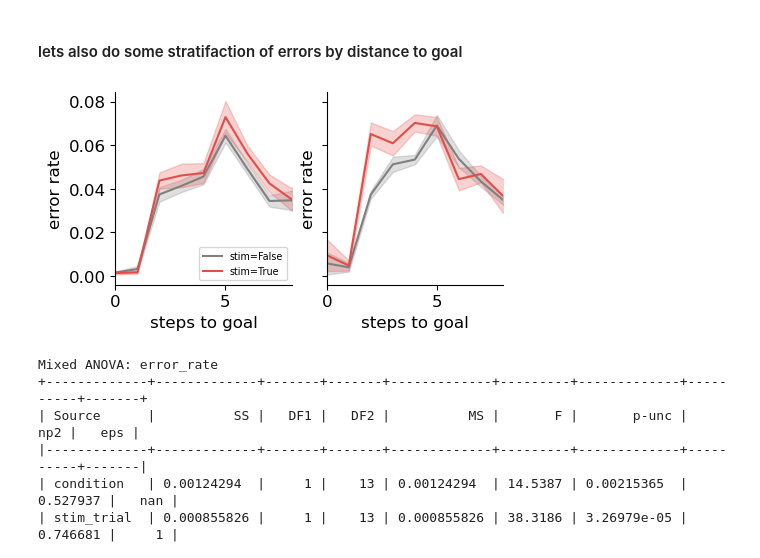
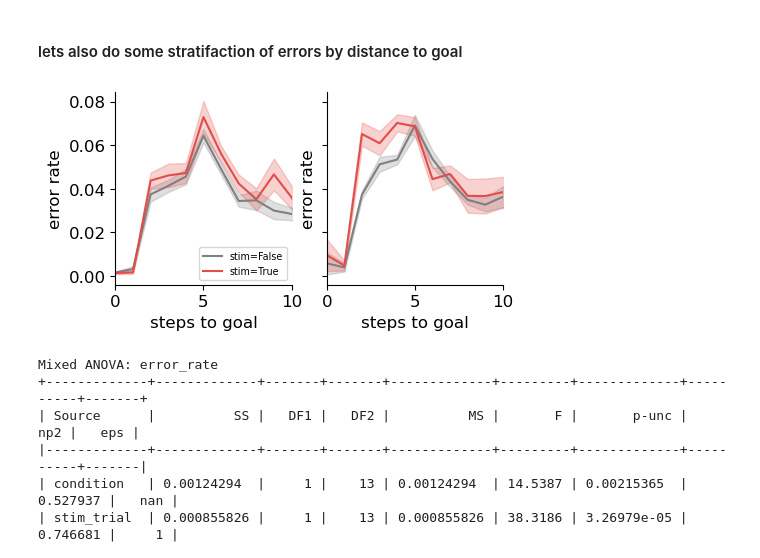
Before and after one commit to peterdoohan/goalNav_mFC-opto3, a Jupyter notebook: code/Notebooks/performance_metrics.ipynb, the cells around one changed output. Drawn from its saved outputs; the diff is of its cells as text; code cells hidden in the pictures.

```diff
--- a/code/Notebooks/performance_metrics.ipynb
+++ b/code/Notebooks/performance_metrics.ipynb
@@ -427,10 +427,10 @@ Mixed ANOVA: prob_backtrack
 # %%
 reload(errors)
 f, axes = plt.subplots(1, 2, figsize=(5, 2.5), sharey=True)
-errors.plot_step_stratifed_error_rate(error_df, max_steps=8, stim_color="#E14E49", axes=axes)
+errors.plot_step_stratifed_error_rate(error_df, max_steps=10, stim_color="#E14E49", axes=axes)
 f.savefig("../results/figures/step_stratified_error_rate.pdf")
 # %% [output]
-[figure, old version]
+[figure, new version]
 # %%
 reload(errors)
 fig, ax = plt.subplots(1, 1, figsize=(1.5, 2.5))
```
Also changed, not shown: parts of 1 cell of this notebook, 2 other files.
